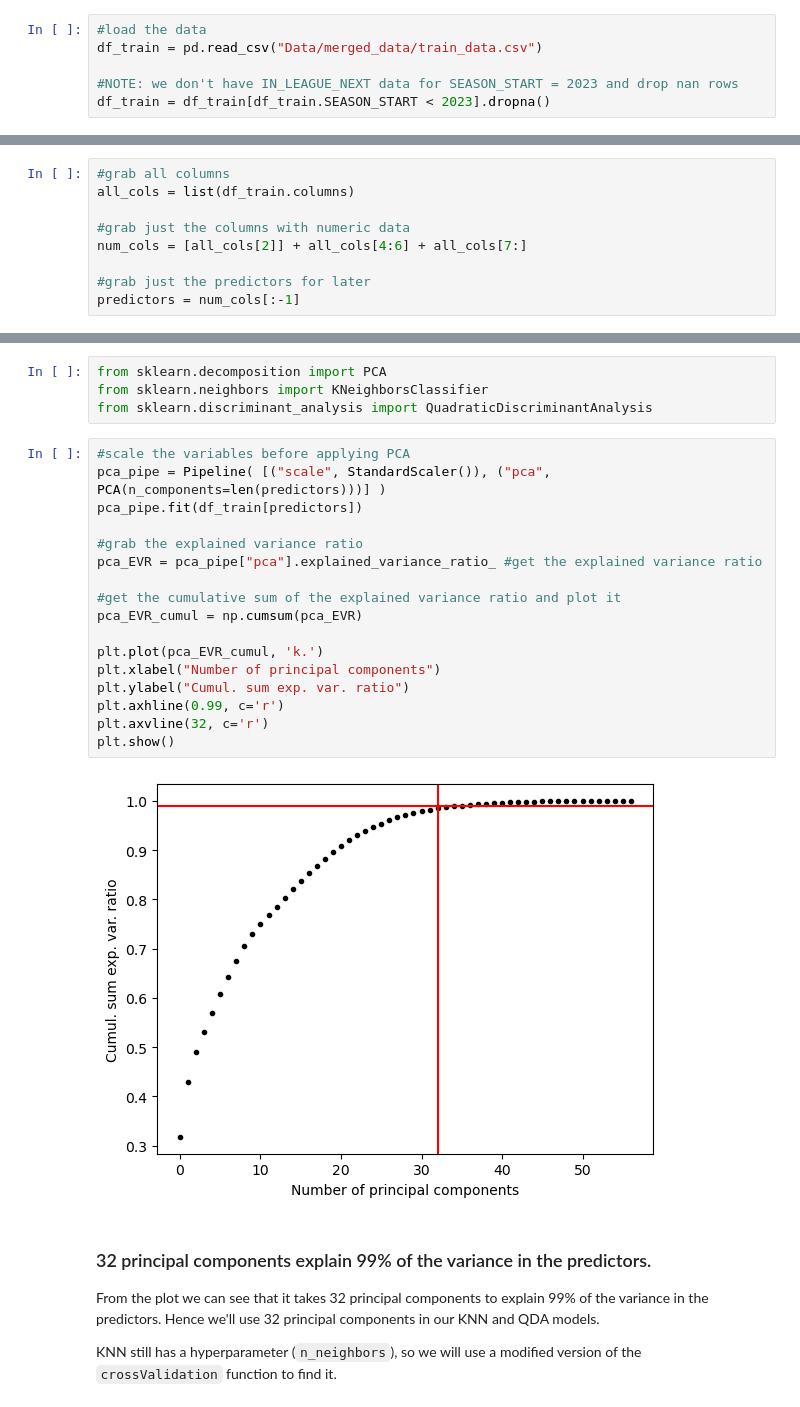
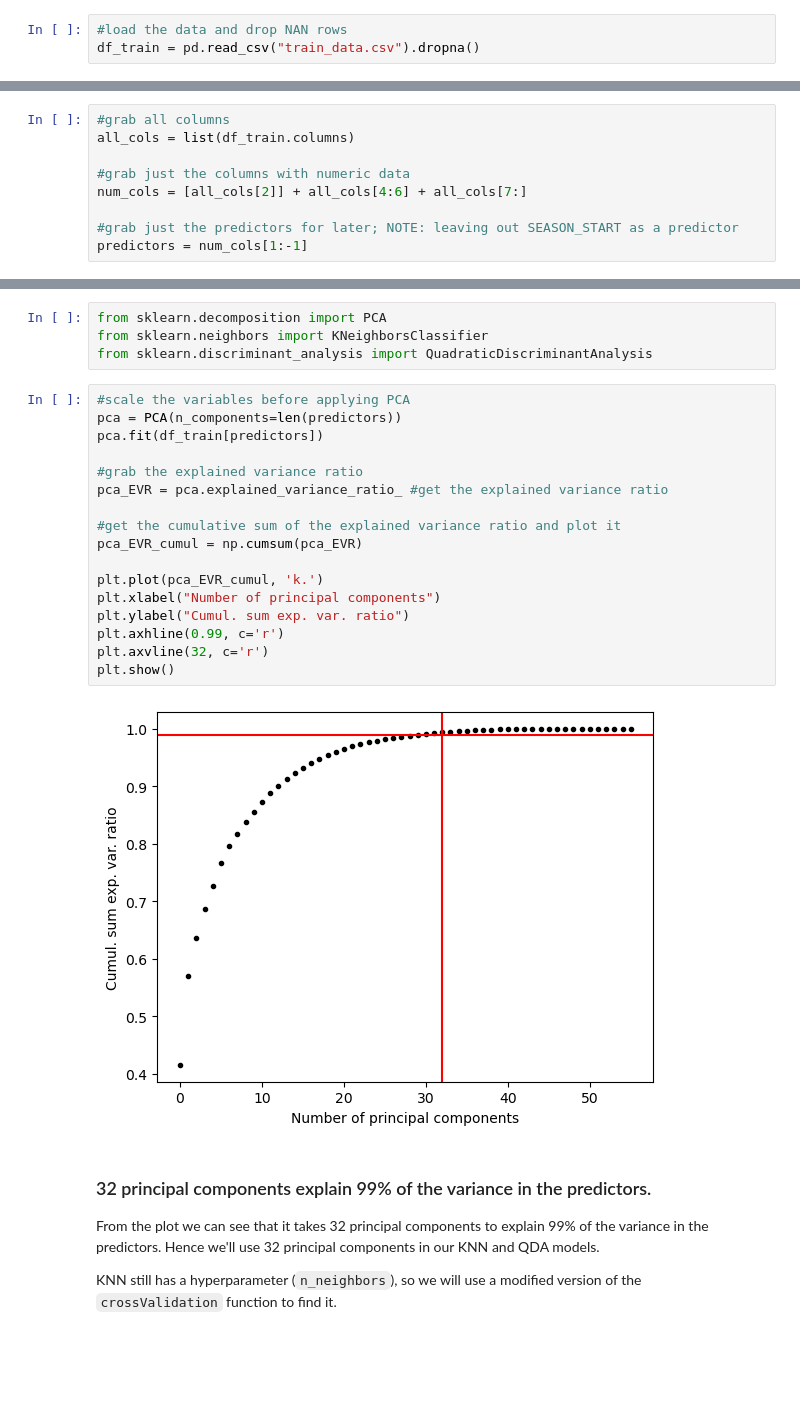
Before and after one commit to aapandy2/predicting_nba_player_retention, a Jupyter notebook: 3_ModelSelection.ipynb, the cells around one changed output, grey strips where cells are left out. Saved outputs shown, nothing was run; the diff lists cells and outputs as text; blank space fills up the shorter version.

```diff
--- a/3_ModelSelection.ipynb
+++ b/3_ModelSelection.ipynb
@@ -19,9 +17,6 @@ _Note:_ we don't have `IN_LEAGUE_NEXT` data for the 2023 season (because we stil
 # %%
-#load the data
-df_train = pd.read_csv("Data/merged_data/train_data.csv")
-
-#NOTE: we don't have IN_LEAGUE_NEXT data for SEASON_START = 2023 and drop nan rows
-df_train = df_train[df_train.SEASON_START < 2023].dropna()
+#load the data and drop NAN rows
+df_train = pd.read_csv("train_data.csv").dropna()
 # %% [markdown]
 ## Correlations
 
@@ -33,8 +28,8 @@ all_cols = list(df_train.columns)
 #grab just the columns with numeric data
 num_cols = [all_cols[2]] + all_cols[4:6] + all_cols[7:]
 
-#grab just the predictors for later
-predictors = num_cols[:-1]
+#grab just the predictors for later; NOTE: leaving out SEASON_START as a predictor
+predictors = num_cols[1:-1]
 # %%
 #compute correlations between numeric data columns
 corr = df_train[num_cols].corr()
@@ -269,23 +264,23 @@ from sklearn.neighbors import KNeighborsClassifier
 from sklearn.discriminant_analysis import QuadraticDiscriminantAnalysis
 # %%
 #scale the variables before applying PCA
-pca_pipe = Pipeline( [("scale", StandardScaler()), ("pca", PCA(n_components=len(predictors)))] )
-pca_pipe.fit(df_train[predictors])
+pca = PCA(n_components=len(predictors))
+pca.fit(df_train[predictors])
 
 #grab the explained variance ratio
-pca_EVR = pca_pipe["pca"].explained_variance_ratio_ #get the explained variance ratio
+pca_EVR = pca.explained_variance_ratio_ #get the explained variance ratio
 
 #get the cumulative sum of the explained variance ratio and plot it
 pca_EVR_cumul = np.cumsum(pca_EVR)
 
 plt.plot(pca_EVR_cumul, 'k.')
 plt.xlabel("Number of principal components")
 plt.ylabel("Cumul. sum exp. var. ratio")
 plt.axhline(0.99, c='r')
 plt.axvline(32, c='r')
 plt.show()
 # %% [output]
-[figure, old version]
+[figure, new version]
 # %% [markdown]
 ### 32 principal components explain 99% of the variance in the predictors.
 
```
Also changed, not shown: parts of 19 cells of this notebook.
